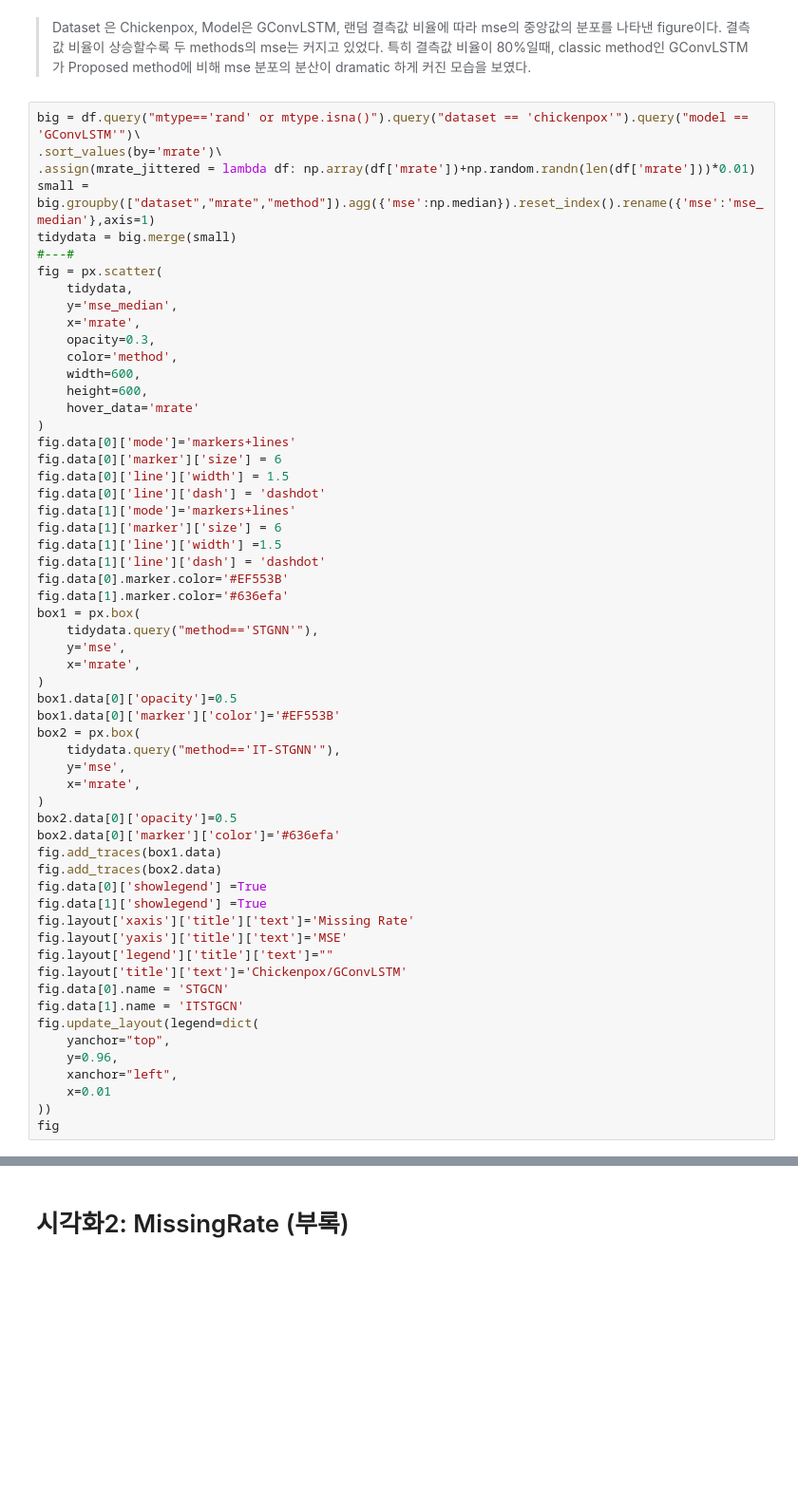
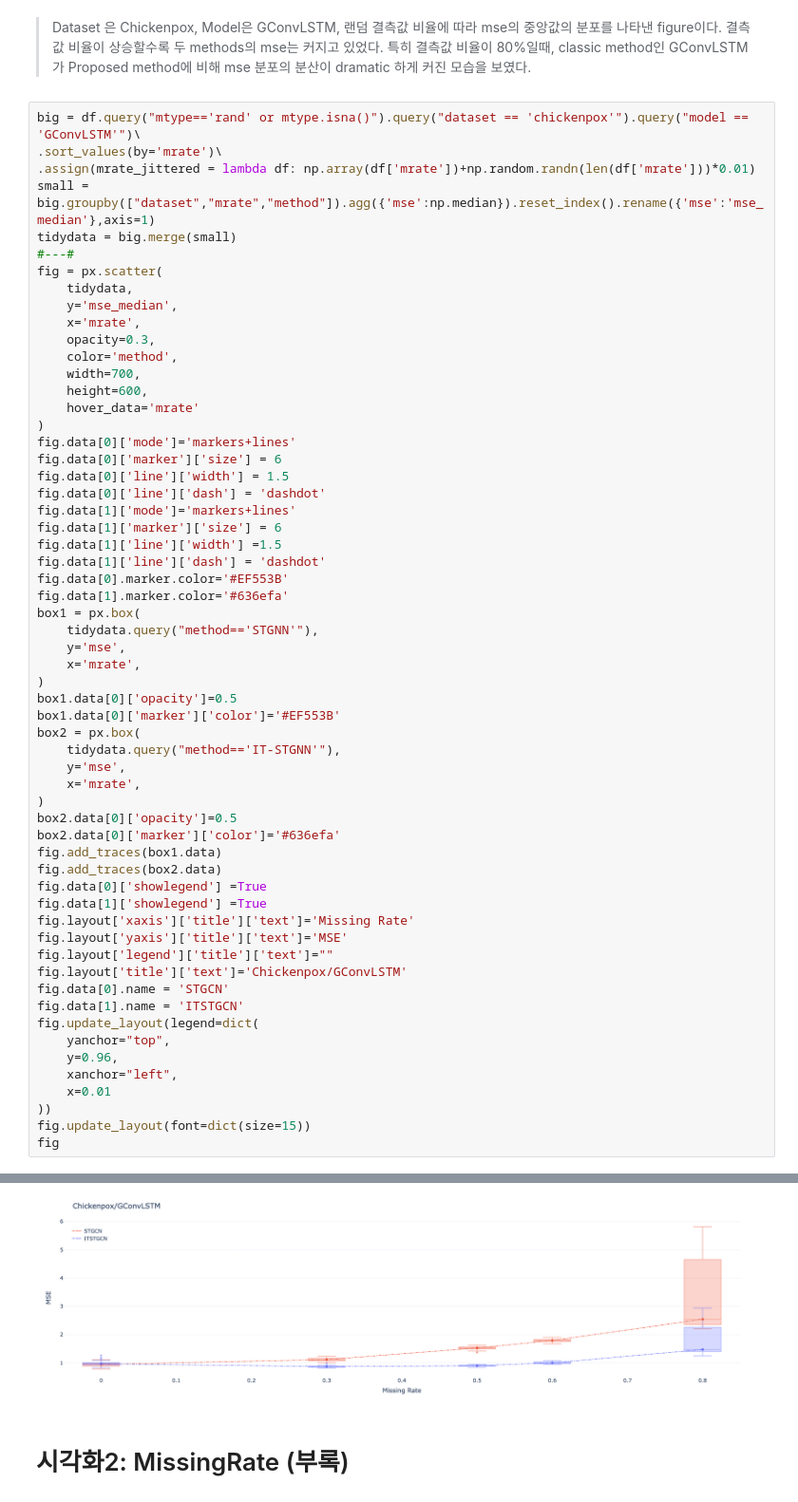
Before and after one commit to seoyeonc/ITTGNN_blog, a Jupyter notebook: posts/3_result/3_figure/2024-02-29-실험결과정리.ipynb, the cells around one changed output, grey strips where cells are left out. Shown at 95% size. Drawn from its saved outputs; the diff is of its cells as text; blank space fills up the shorter version.

```diff
--- a/posts/3_result/3_figure/2024-02-29-실험결과정리.ipynb
+++ b/posts/3_result/3_figure/2024-02-29-실험결과정리.ipynb
@@ -182,7 +182,7 @@ fig = px.scatter(
     x='mrate',
     opacity=0.3,
     color='method',
-    width=600,
+    width=700,
     height=600,
     hover_data='mrate'
 )
@@ -226,5 +226,6 @@ fig.update_layout(legend=dict(
     xanchor="left",
     x=0.01
 ))
+fig.update_layout(font=dict(size=15))
 fig
 # %% [output]
@@ -232,3 +232,4 @@ fig
+[figure, added]
 # %% [markdown]
 # 시각화2: MissingRate (부록)
 # %% [markdown]
```
Also changed, not shown: parts of 14 cells of this notebook, 1 other file.
